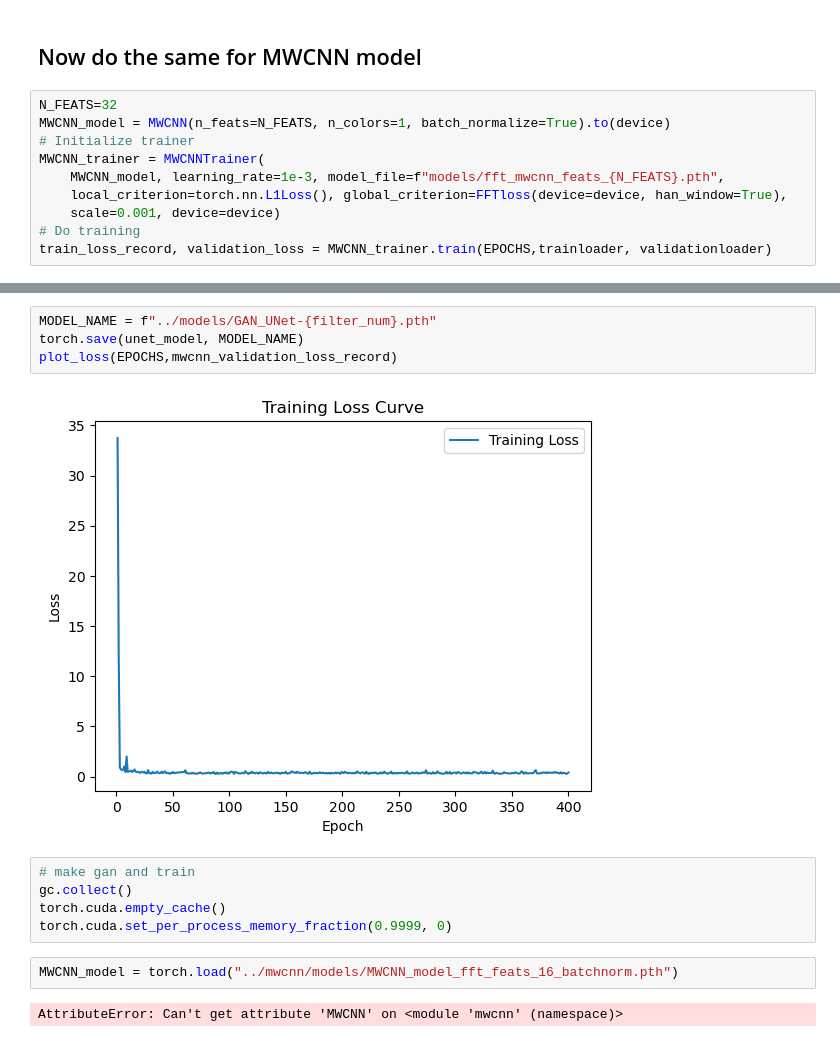
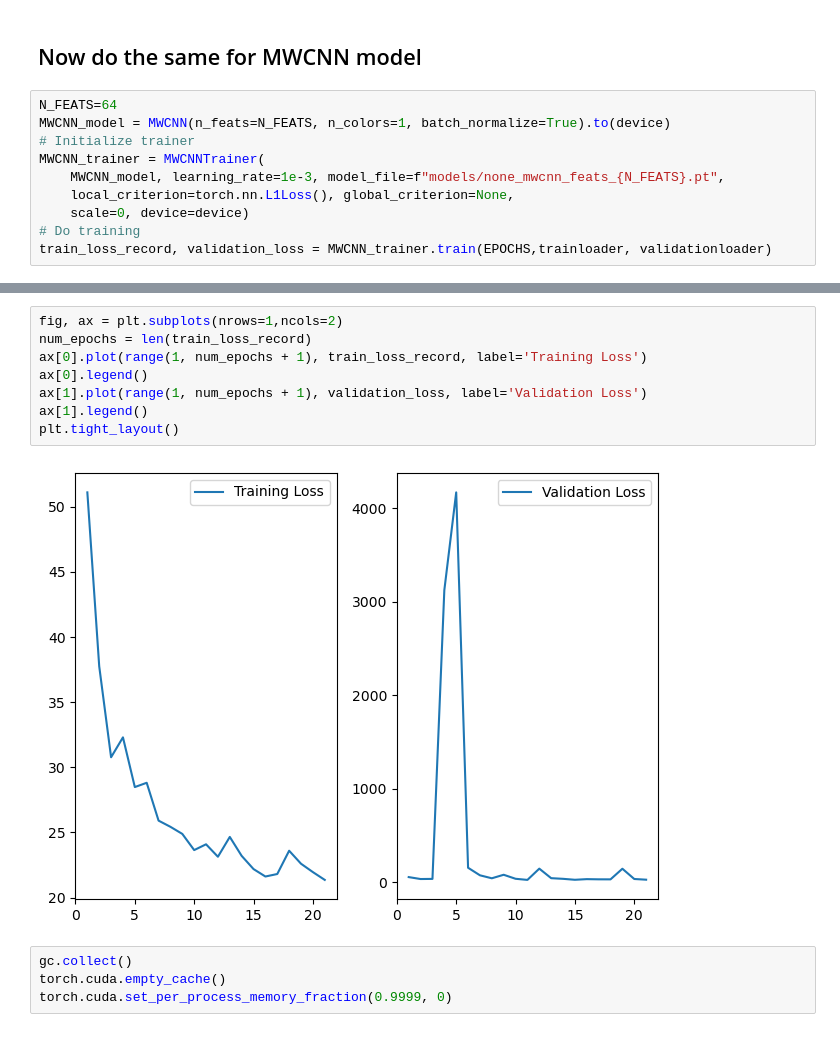
Before and after one commit to AleHD/deep-biomedicine-project, a Jupyter notebook: gan/main.ipynb, the cells around one changed output, grey strips where cells are left out. Saved outputs shown, nothing was run; the diff lists cells and outputs as text.

```diff
--- a/gan/main.ipynb
+++ b/gan/main.ipynb
@@ -86,13 +86,13 @@ Epoch: 001,  Train Loss:517.8595569,  Validation Loss:284.0437565,
 # %% [markdown]
 ## Now do the same for MWCNN model
 # %%
-N_FEATS=32
+N_FEATS=64
 MWCNN_model = MWCNN(n_feats=N_FEATS, n_colors=1, batch_normalize=True).to(device)
 # Initialize trainer
 MWCNN_trainer = MWCNNTrainer(
-    MWCNN_model, learning_rate=1e-3, model_file=f"models/fft_mwcnn_feats_{N_FEATS}.pth",
-    local_criterion=torch.nn.L1Loss(), global_criterion=FFTloss(device=device, han_window=True),
-    scale=0.001, device=device)
+    MWCNN_model, learning_rate=1e-3, model_file=f"models/none_mwcnn_feats_{N_FEATS}.pt",
+    local_criterion=torch.nn.L1Loss(), global_criterion=None,
+    scale=0, device=device)
 # Do training
 train_loss_record, validation_loss = MWCNN_trainer.train(EPOCHS,trainloader, validationloader)
 # %% [output]
@@ -101,17 +116,16 @@ Epoch: 001,  Train Loss:6041.2220095,  Validation Loss:4569.7332310,  Epoch: 002
-# %%
-MODEL_NAME = f"../models/GAN_UNet-{filter_num}.pth"
-torch.save(unet_model, MODEL_NAME)
-plot_loss(EPOCHS,mwcnn_validation_loss_record)
-# %% [output]
-[figure, removed]
+# %%
+fig, ax = plt.subplots(nrows=1,ncols=2)
+num_epochs = len(train_loss_record)
+ax[0].plot(range(1, num_epochs + 1), train_loss_record, label='Training Loss')
+ax[0].legend()
+ax[1].plot(range(1, num_epochs + 1), validation_loss, label='Validation Loss')
+ax[1].legend()
+plt.tight_layout()
+# %% [output]
+[figure, added]
 # %%
-# make gan and train
 gc.collect()
 torch.cuda.empty_cache()
 torch.cuda.set_per_process_memory_fraction(0.9999, 0)
-# %%
-MWCNN_model = torch.load("../mwcnn/models/MWCNN_model_fft_feats_16_batchnorm.pth")
-# %% [output]
-AttributeError: Can't get attribute 'MWCNN' on <module 'mwcnn' (namespace)>
 # %%
 
```
Also changed, not shown: parts of 8 cells of this notebook, 8 other files.
